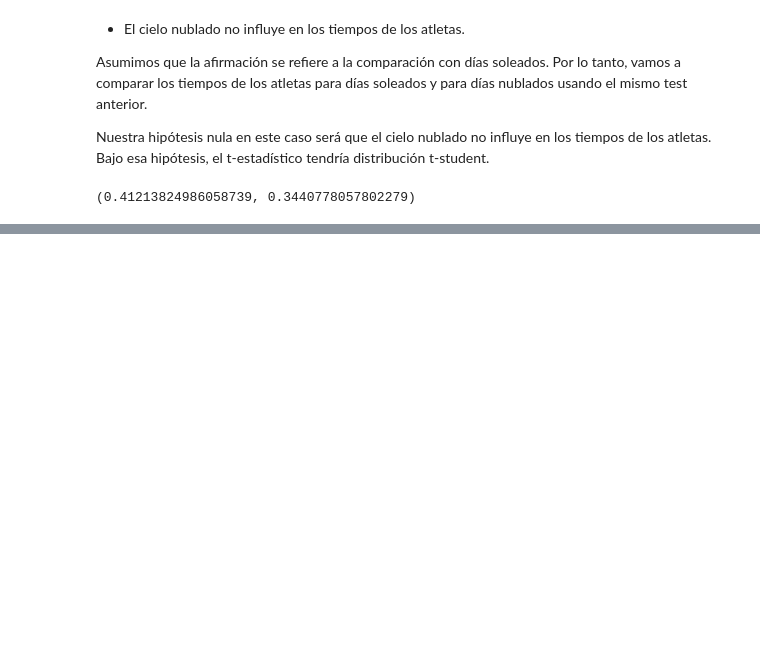
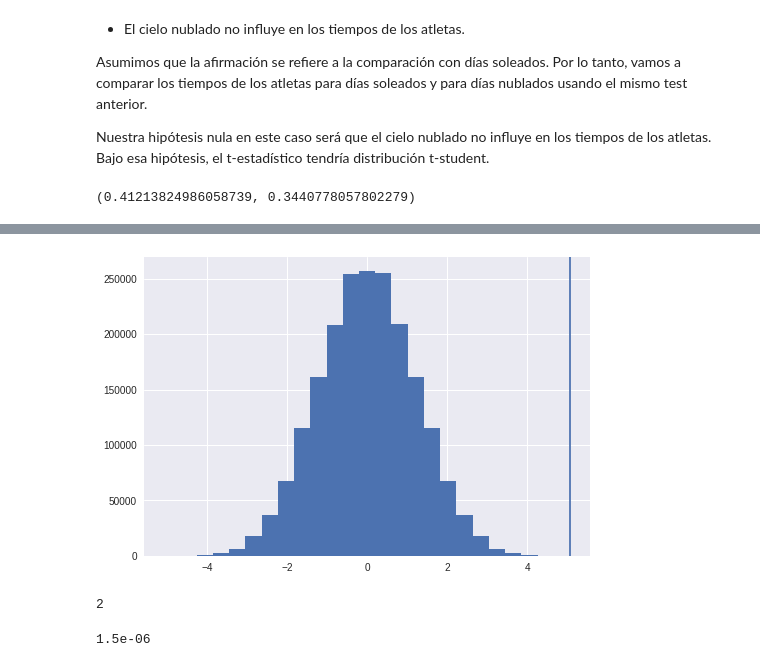
Before and after one commit to gfourcade/cienciadatos, a Jupyter notebook: tp1/tp1.ipynb, the cells around one changed output, grey strips where cells are left out. Cells and saved outputs as stored; diff of their text form; code cells hidden in the pictures; blank space fills up the shorter version.

```diff
--- a/tp1/tp1.ipynb
+++ b/tp1/tp1.ipynb
@@ -83,0 +108,24 @@ Vemos que la correlación entre el atletas y sus velocidades en días de sol y e
+# %%
+tiempos_lluvia = datos[:,I_LLUVIA]
+tiempos_sol = datos[:,I_SOLEADO]
+diferencia_medias = np.mean(tiempos_lluvia) - np.mean(tiempos_sol)
+n = len(tiempos_lluvia)
+todos = np.concatenate((tiempos_lluvia, tiempos_sol))
+diferencias = []
+for i in range(2000000):
+    random.shuffle(todos)
+    diferencias.append(np.mean(todos[:n]) - np.mean(todos[n:]))
+
+plt.hist(diferencias, bins=25)
+plt.axvline(x=diferencia_medias)
+plt.show()
+
+np.sum([i >= diferencia_medias for i in diferencias])
+# %% [output]
+[figure, added]
+2
+# %%
+p = (np.sum([i >= diferencia_medias for i in diferencias]) + 1) / 2000000
+p
+# %% [output]
+1.5e-06
```
Also changed, not shown: parts of 14 cells of this notebook.
